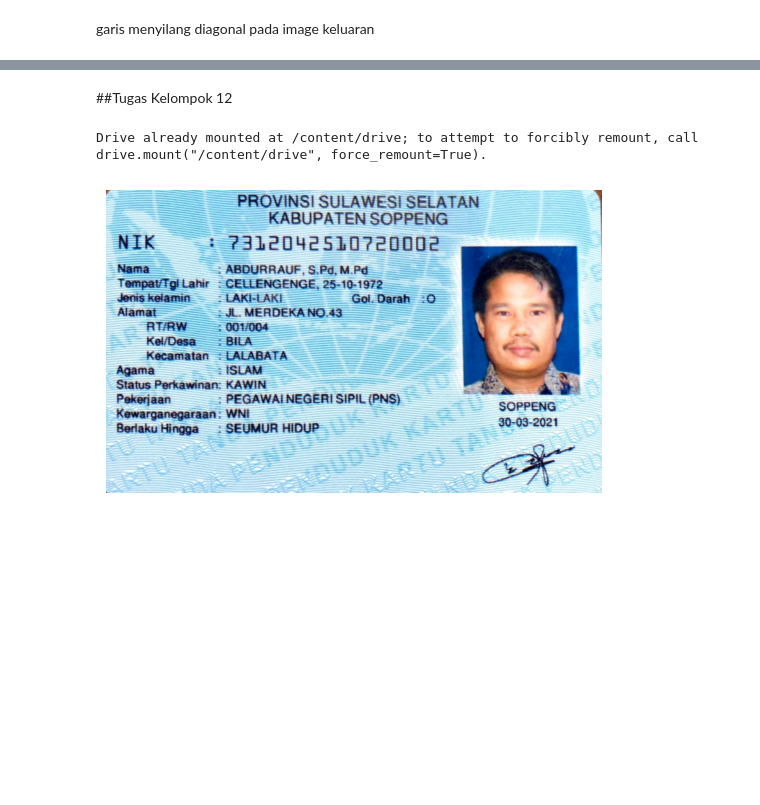
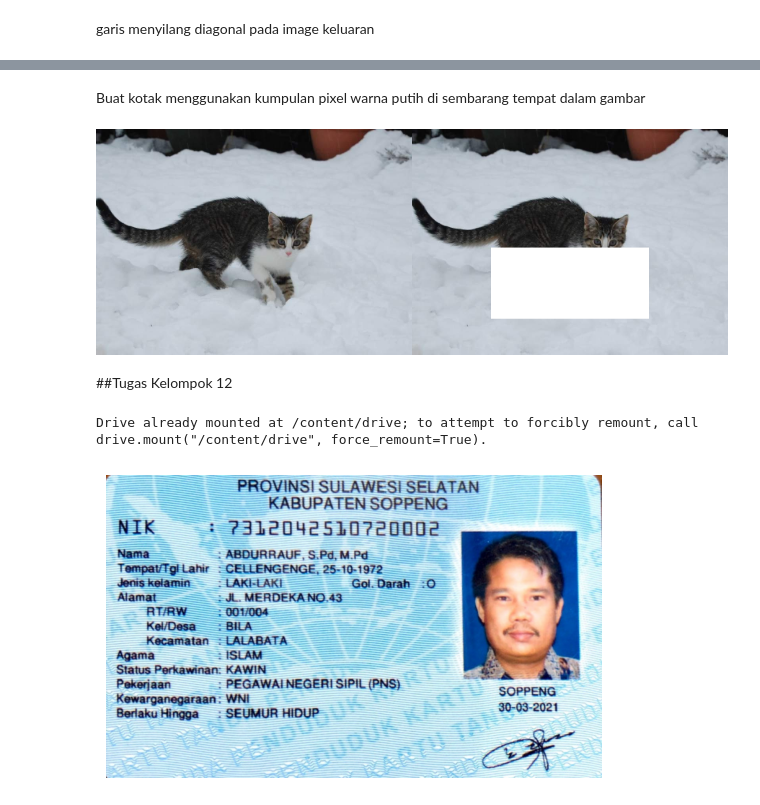
Before and after one commit to devanoabe/PCVK_GANJIL_23-24, a Jupyter notebook: Week1.ipynb, the cells around one changed output, grey strips where cells are left out. Drawn from its saved outputs; the diff is of its cells as text; code cells hidden in the pictures; blank space fills up the shorter version.

```diff
--- a/Week1.ipynb
+++ b/Week1.ipynb
@@ -92,3 +163,25 @@ cv2_imshow(final_frame)
+# %% [markdown]
+Buat kotak menggunakan kumpulan pixel warna putih di sembarang tempat dalam
+gambar
+# %%
+image_2 = cv.cvtColor(image, cv.COLOR_BGR2RGB)
+image_3 = cv.cvtColor(image, cv.COLOR_BGR2RGB)
+
+# Membuat kotak di gambar
+kotak_x = 100  # Titik x kotak
+kotak_y = 150  # Titik y kotak
+kotak_lebar = 200  # Lebar kotak
+kotak_tinggi = 90  # Tinggi kotak
+
+# Membuat kotak dengan piksel warna putih
+for y in range(kotak_y, kotak_y + kotak_tinggi):
+    for x in range(kotak_x, kotak_x + kotak_lebar):
+        image_3[y, x] = [255, 255, 255]
+
+final_frame = cv.hconcat((image_2, image_3))
+cv2_imshow(final_frame)
+# %% [output]
+[figure, added]
 # %% [markdown]
 ##Tugas Kelompok 12
 # %%
```
Also changed, not shown: parts of 15 cells of this notebook.
